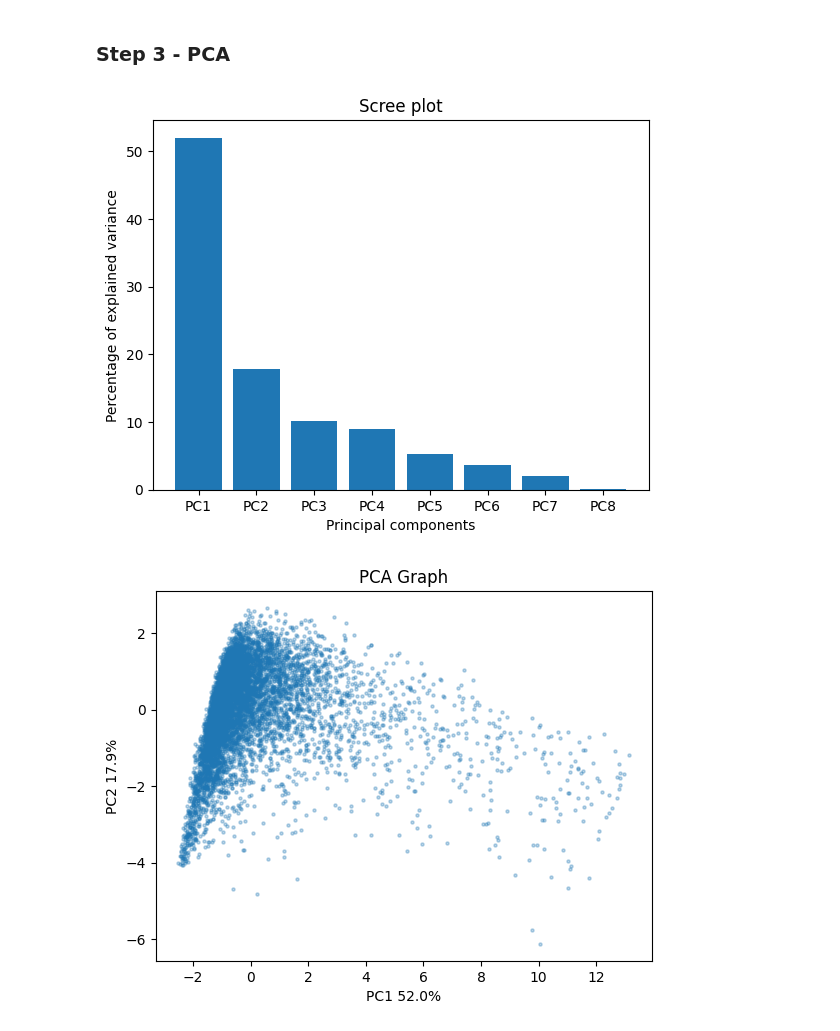
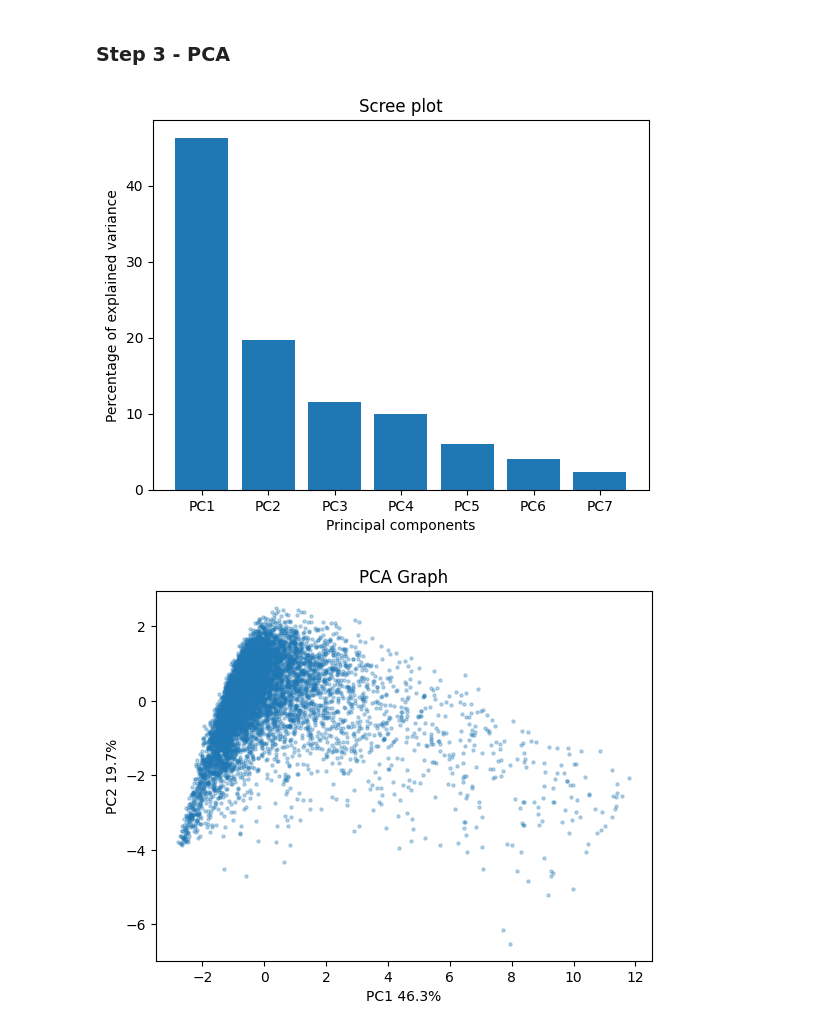
Before and after one commit to NoahKrobot/CA1_Video_Game_DAV, a Jupyter notebook: CA1.ipynb, the cells around one changed output. Drawn from its saved outputs; the diff is of its cells as text; code cells hidden in the pictures.

```diff
--- a/CA1.ipynb
+++ b/CA1.ipynb
@@ -281,8 +281,8 @@ plt.show()
 
 scaler = MinMaxScaler()
 
-numeric_cols = ['NA_Sales', 'EU_Sales', 'JP_Sales', 'Other_Sales',
-                'Global_Sales', 'Critic_Score', 'Critic_Count', 'transformed_user_score']
+# dropping the global sales column as it is a combination of the other sales columns and I expect it would dominate the PCA
+numeric_cols = ['NA_Sales', 'EU_Sales', 'JP_Sales', 'Other_Sales',  'Critic_Score', 'Critic_Count', 'transformed_user_score']
 
 
 print(MergedData[numeric_cols].agg(['min', 'max']))
@@ -312,33 +312,42 @@ max           1.0                     1.0
 # %%
 pcaScaler = StandardScaler()
 
 scaledData = pcaScaler.fit_transform(MergedData_Normalised[numeric_cols])
-
 
 pca = PCA()
 pca.fit(scaledData)
 pca_data= pca.transform(scaledData)
 per_var = np.round(pca.explained_variance_ratio_ * 100, decimals=1)
 
 labels = ['PC'+str(i) for i in range(1, len(per_var)+1)]
 plt.bar(x=range(1, len(per_var)+1), height=per_var, tick_label=labels)
 plt.ylabel("Percentage of explained variance")
 plt.xlabel("Principal components")
 plt.title("Scree plot")
 plt.show()
 
 pca_df = pd.DataFrame(pca_data, index=MergedData_Normalised['Name'], columns=labels)
 
 plt.scatter(pca_df.PC1, pca_df.PC2, alpha=0.3, s=5)
 plt.title("PCA Graph")
 plt.xlabel(f'PC1 {per_var[0]}%')
 plt.ylabel(f'PC2 {per_var[1]}%')
+plt.show()
 
-plt.show()
+# Kaiser criterion says that we should retain PCs whose eigenvalue > 1
+#Therefore I'll retain PCA1, PCA2
+eigenvalues = pca.explained_variance_
+print("All Eigenvalues:", eigenvalues)
 
 LoadingScores = pd.Series(pca.components_[0], index=numeric_cols)
 SortedLoadingScores = LoadingScores.abs().sort_values(ascending=False)
+print("\nPCA1")
 print(SortedLoadingScores)
+
+LoadingScores = pd.Series(pca.components_[1], index=numeric_cols)
+SortedLoadingScores = LoadingScores.abs().sort_values(ascending=False)
+print("\nPCA2")
+print(SortedLoadingScores)
 # %% [output]
-[figure, old version]
+[figure, new version]
-[figure, old version]
+[figure, new version]
```
Also changed, not shown: parts of 2 cells of this notebook.
